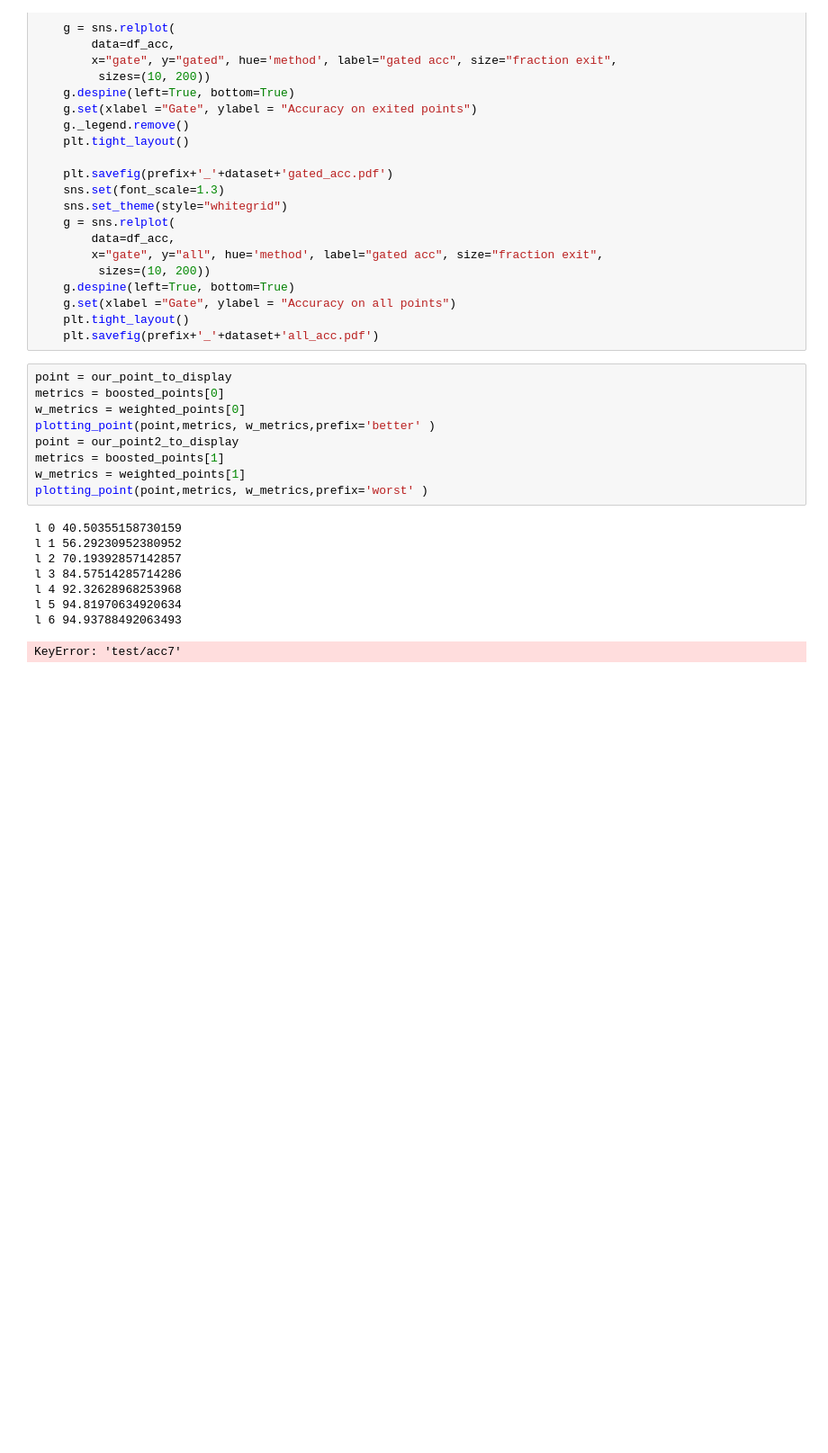
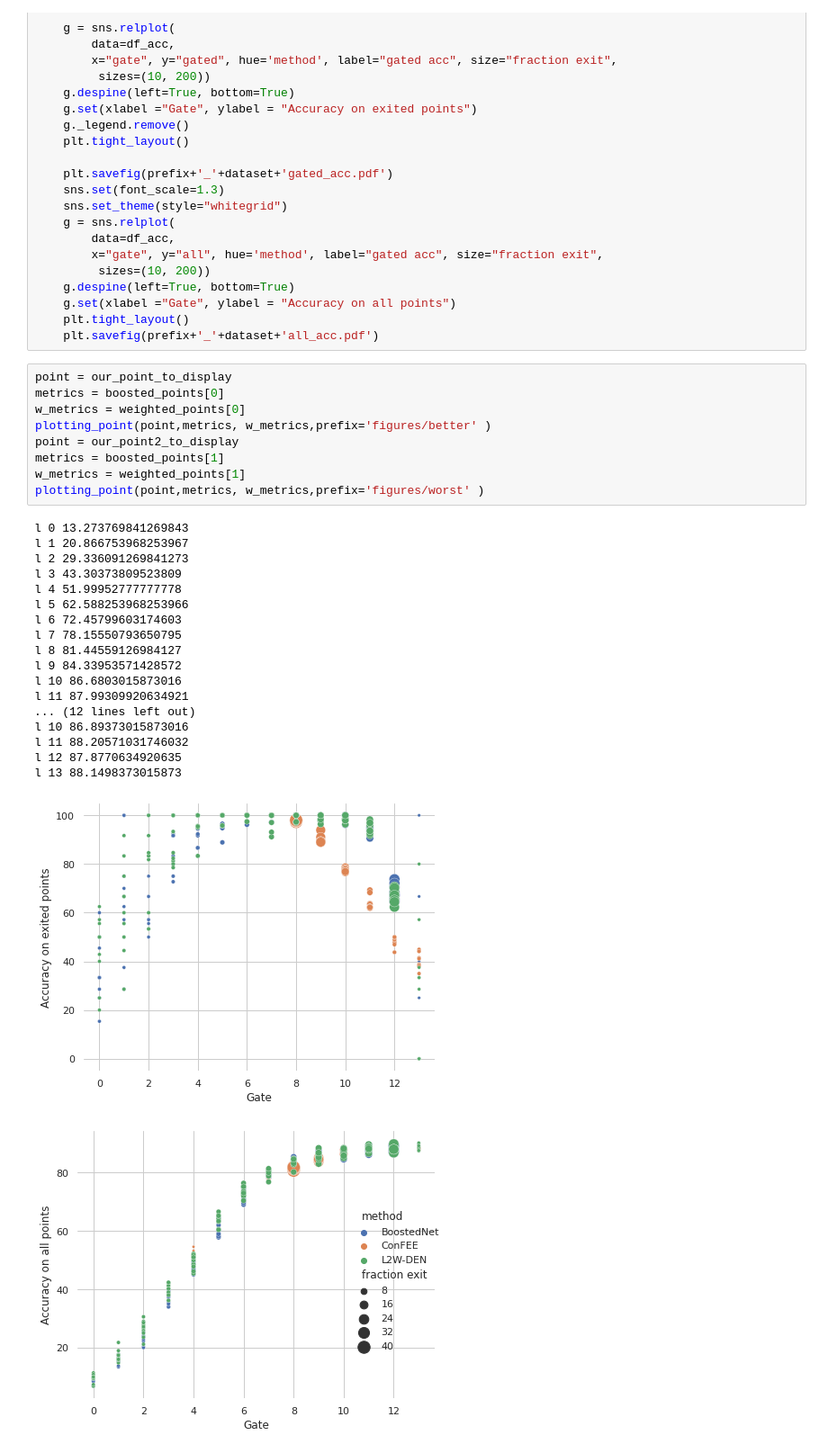
Before and after one commit to networkslab/dynn, a Jupyter notebook: src/notebooks/confidence_intervals_ce_ic.ipynb, the cells around one changed output. Shown: that part at 90% size. Drawn from its saved outputs; the diff is of its cells as text; blank space fills up the shorter version.

```diff
--- a/src/notebooks/confidence_intervals_ce_ic.ipynb
+++ b/src/notebooks/confidence_intervals_ce_ic.ipynb
@@ -497,18 +455,29 @@ def plotting_point(point,metrics, w_metrics, prefix):
 # %%
 point = our_point_to_display
 metrics = boosted_points[0]
 w_metrics = weighted_points[0]
-plotting_point(point,metrics, w_metrics,prefix='better' )
+plotting_point(point,metrics, w_metrics,prefix='figures/better' )
 point = our_point2_to_display
 metrics = boosted_points[1]
 w_metrics = weighted_points[1]
-plotting_point(point,metrics, w_metrics,prefix='worst' )
+plotting_point(point,metrics, w_metrics,prefix='figures/worst' )
 # %% [output]
-l 0 40.50355158730159
-l 1 56.29230952380952
-l 2 70.19392857142857
-l 3 84.57514285714286
-l 4 92.32628968253968
-l 5 94.81970634920634
-l 6 94.93788492063493
+l 0 13.273769841269843
+l 1 20.866753968253967
+l 2 29.336091269841273
+l 3 43.30373809523809
+l 4 51.99952777777778
+l 5 62.588253968253966
+l 6 72.45799603174603
+l 7 78.15550793650795
+l 8 81.44559126984127
+l 9 84.33953571428572
+l 10 86.6803015873016
+l 11 87.99309920634921
+... (12 lines left out)
+l 10 86.89373015873016
+l 11 88.20571031746032
+l 12 87.8770634920635
+l 13 88.1498373015873
-KeyError: 'test/acc7'
+[figure, added]
+[figure, added]
```
Also changed, not shown: parts of 10 cells of this notebook, 2 other files.
